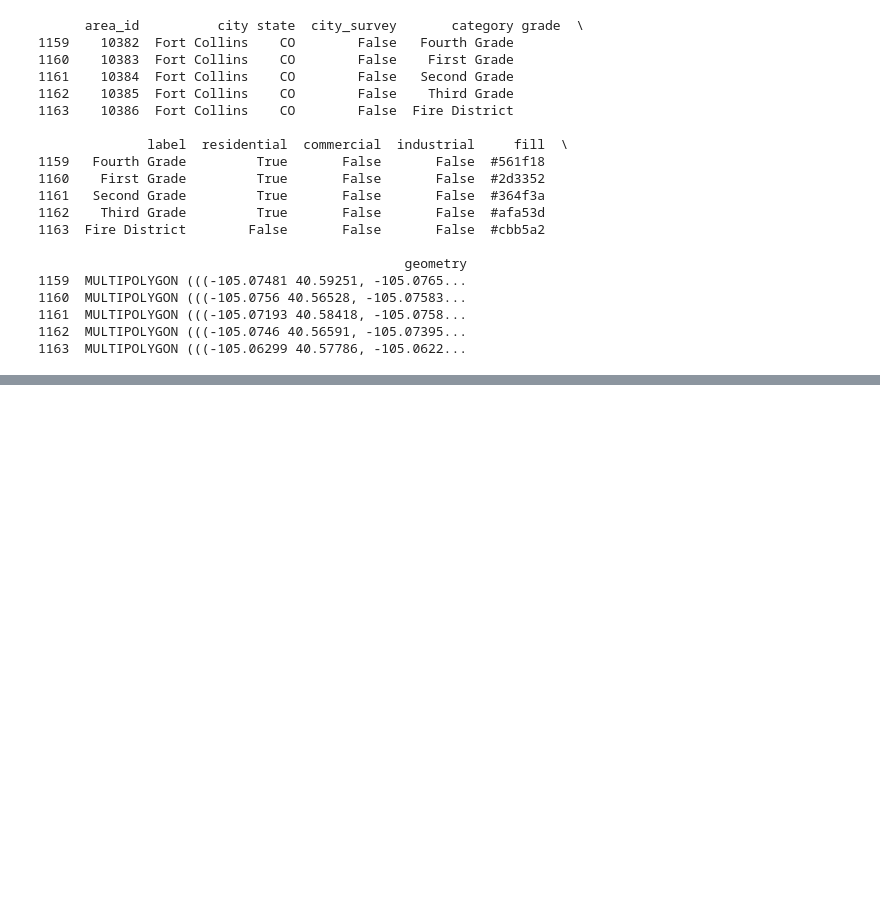
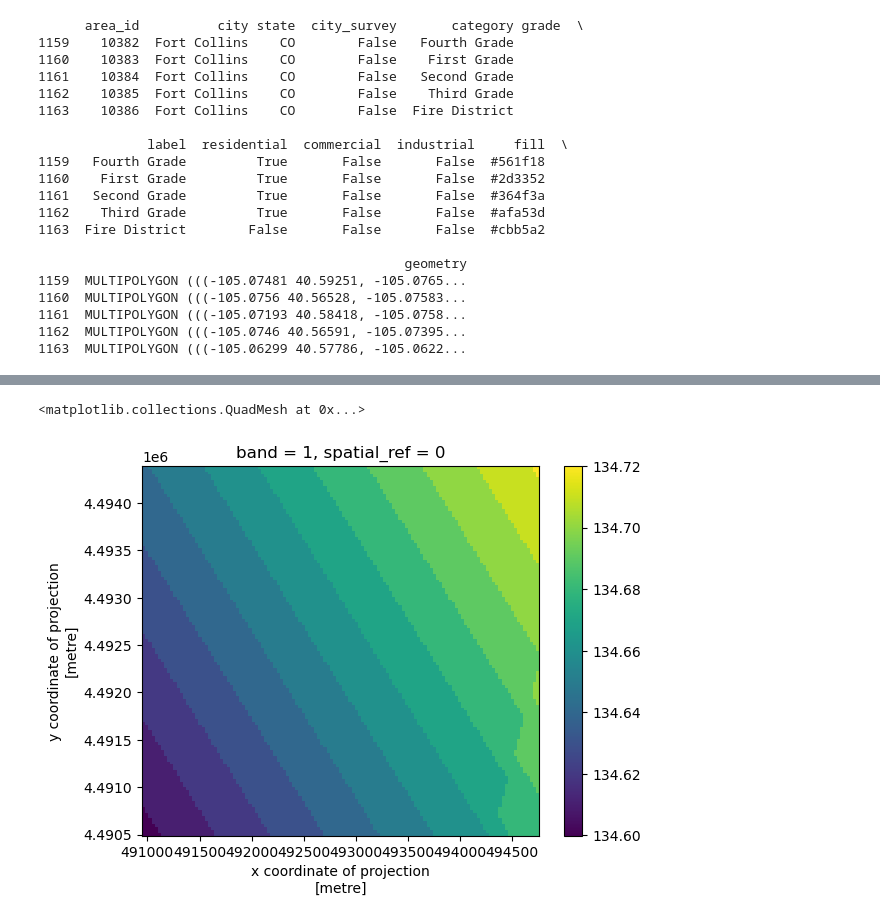
Before and after one commit to earthlab-education/fundamentals-04-redlining-ZimmZone, a Jupyter notebook: notebooks/Fort Collins Redlining.ipynb, the cells around one changed output, grey strips where cells are left out. Cells and saved outputs as stored; diff of their text form; code cells hidden in the pictures; blank space fills up the shorter version.

```diff
--- a/notebooks/Fort Collins Redlining.ipynb
+++ b/notebooks/Fort Collins Redlining.ipynb
@@ -175,0 +140,8 @@ if not os.path.exists(hls_dir):
+# %%
+fort_collins_results = earthaccess.search_data(
+    short_name="HLSL30",
+    bounding_box=tuple(fortcollins_redlining_gdf.total_bounds),
+    temporal=("2024-07-29"),
+    count=1
+)
+fort_collins_results
@@ -175,0 +154,3 @@ if not os.path.exists(hls_dir):
+# %%
+# Open Data Connection
+fort_collins_files = earthaccess.open(fort_collins_results)
@@ -175,0 +228,58 @@ if not os.path.exists(hls_dir):
+# %%
+def process_cloud_mask(cloud_uri, bounds_gdf, bits_to_mask):
+    """
+    Load an 8-bit Fmask file and process to a boolean mask
+
+    Parameters
+    ----------
+    uri: file-like or path-like
+      Fmask file accessor downloaded or obtained from earthaccess
+    bounds_gdf: gpd.GeoDataFrame
+      Area of interest to crop to
+    bits_to_mask: list of int
+      The indices of the bits to mask if set
+
+    Returns
+    -------
+    cloud_mask: np.array
+      Cloud mask
+
+     """
+    #open fmask file
+    fmask_da = process_image (cloud_uri, bounds_gdf)
+
+    #unlock the cloud mask bits
+    cloud_bits = (
+      np.unpackbits(
+        (
+            # Get the cloud mask as an array...
+            fmask_da.values
+            # ... of 8-bit integers
+            .astype('uint8')
+            # With an extra axis to unpack the bits into
+            [:, :, np.newaxis]
+        ),
+        # List the least significat bit first to match the user guide
+        bitorder='little',
+        # Expand the array in a new dimension
+        axis=-1)
+    )
+
+    cloud_mask = np.sum(
+        # Select bits
+        cloud_bits[:,:,bits_to_mask],
+        # Sum along the bit axis
+        axis=-1
+    # Check if any of bits are true
+    ) == 0
+    return cloud_mask
+
+blue_da = process_image(fort_collins_files[4], fortcollins_redlining_gdf)
+fort_collins_cloud_mask = process_cloud_mask(
+    fort_collins_files[1],
+    fortcollins_redlining_gdf,
+   [1, 2, 3, 5])
+blue_da.where(fort_collins_cloud_mask).plot()
+# %% [output]
+<matplotlib.collections.QuadMesh at 0x...>
+[figure, added]
```
Also changed, not shown: parts of 28 cells of this notebook.
